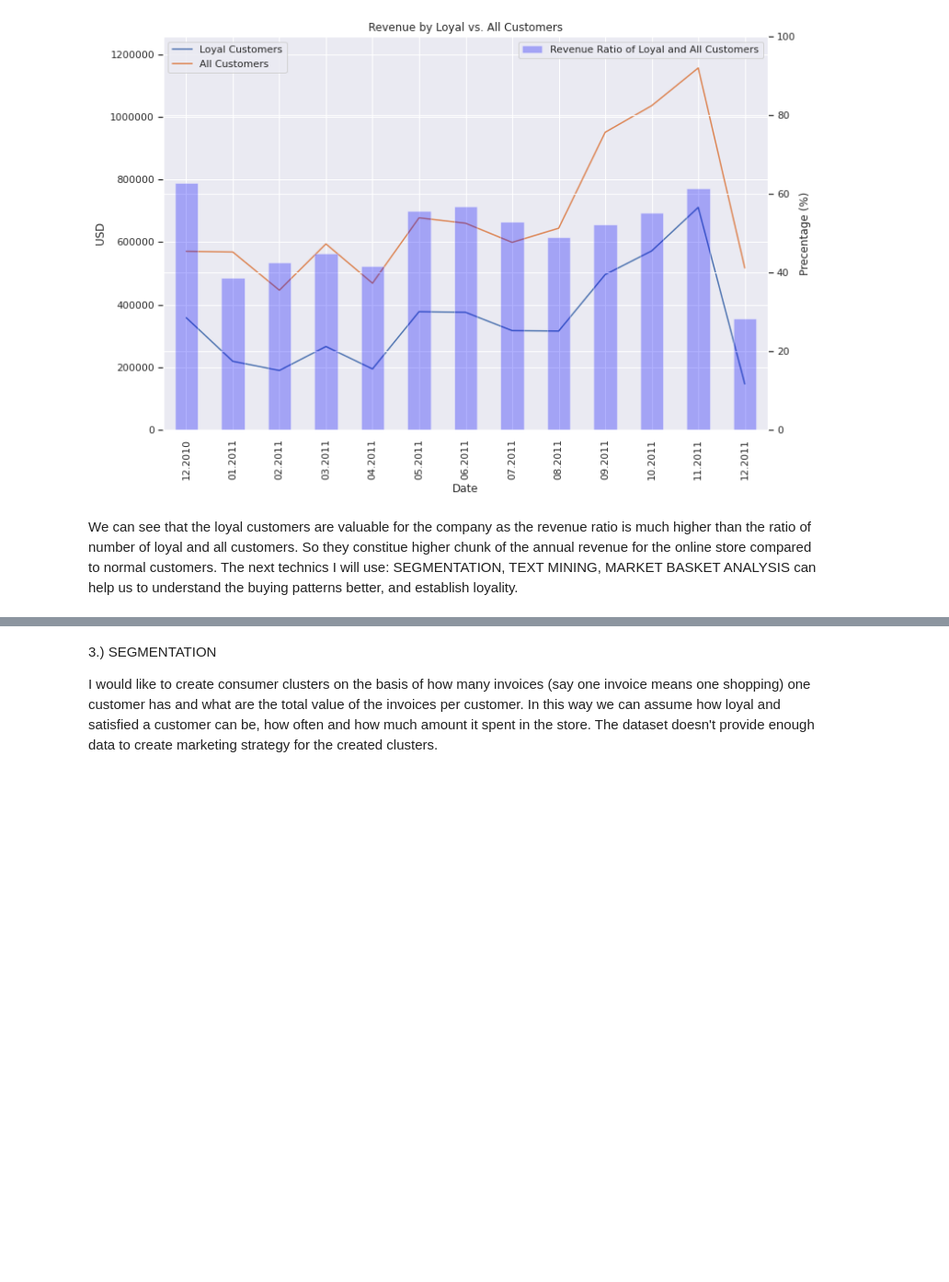
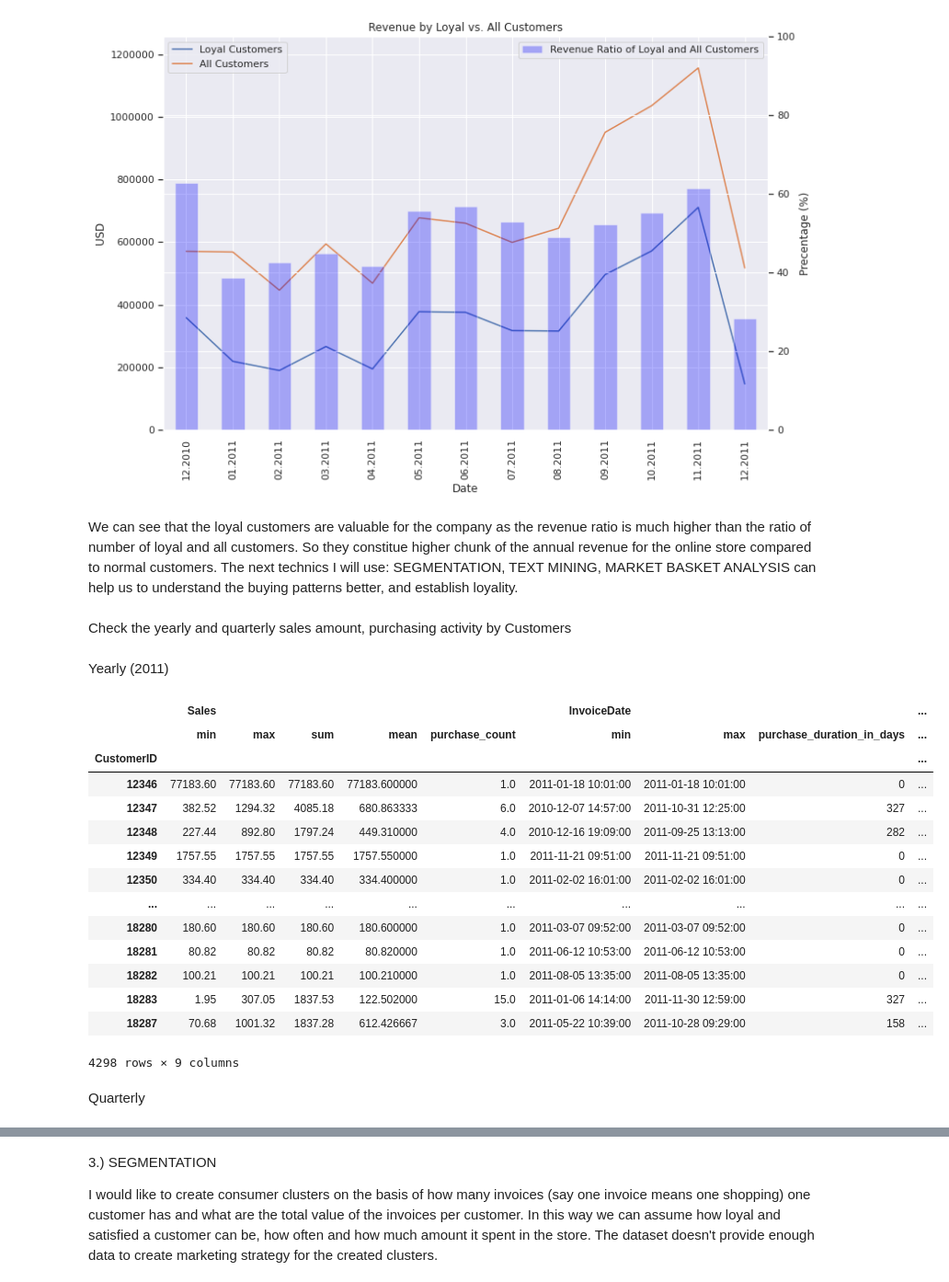
Before and after one commit to vbanai/ML-Technics-in-Retail, a Jupyter notebook: Comprehensive_ecommerce_analysis.ipynb, the cells around one changed output, grey strips where cells are left out. Shown at 92% size. Cells and saved outputs as stored; diff of their text form; code cells hidden in the pictures; blank space fills up the shorter version.

```diff
--- a/Comprehensive_ecommerce_analysis.ipynb
+++ b/Comprehensive_ecommerce_analysis.ipynb
@@ -674,3 +674,50 @@ plt.xticks(range(len(Returning_Customers_Rev3.index)), [x.strftime('%m.%Y') for
 [figure]
 # %% [markdown]
 We can see that the loyal customers are valuable for the company as the revenue ratio is much higher than the ratio of number of loyal and all customers. So they constitue higher chunk of the annual revenue for the online store compared to normal customers. The next technics I will use: SEGMENTATION, TEXT MINING, MARKET BASKET ANALYSIS can help us to understand the buying patterns better, and establish loyality.
+# %% [markdown]
+Check the yearly and quarterly sales amount, purchasing activity by Customers
+# %%
+df_initial_sum=df_initial.loc[df_initial.Quantity>0]
+df_initial_sum=df_initial_sum.loc[df_initial_sum.InvoiceDate<'2011-12-01']
+df_initial_sum['Sales']=df_initial_sum['Quantity']*df_initial_sum['UnitPrice']
+
+
+orders_df=df_initial_sum.groupby(['CustomerID', 'InvoiceNo']).agg({'Sales': sum, 'InvoiceDate': max})
+
+def mean(x):
+	return x.mean()
+
+def purchase_count(x):
+	return x.count()
+
+def purchase_duration_in_days(x):
+	return (x.max()-x.min()).days
+
+def pruchase_frequency_in_days(x):
+	return(x.max()-x.min()).days/x.count()
+
+summary_df=orders_df.reset_index().groupby("CustomerID").agg({
+	'Sales':[min, max, sum, mean, purchase_count],
+	'InvoiceDate': [min, max, purchase_duration_in_days, pruchase_frequency_in_days]})
+# %% [markdown]
+Yearly (2011)
+# %%
+summary_df
+# %% [output]
+|  | Sales |  |  |  |  | InvoiceDate |  |  | ... |
+|  | min | max | sum | mean | purchase_count | min | max | purchase_duration_in_days | ... |
+| CustomerID |  |  |  |  |  |  |  |  | ... |
+| 12346 | 77183.60 | 77183.60 | 77183.60 | 77183.600000 | 1.0 | 2011-01-18 10:01:00 | 2011-01-18 10:01:00 | 0 | ... |
+| 12347 | 382.52 | 1294.32 | 4085.18 | 680.863333 | 6.0 | 2010-12-07 14:57:00 | 2011-10-31 12:25:00 | 327 | ... |
+| 12348 | 227.44 | 892.80 | 1797.24 | 449.310000 | 4.0 | 2010-12-16 19:09:00 | 2011-09-25 13:13:00 | 282 | ... |
+| 12349 | 1757.55 | 1757.55 | 1757.55 | 1757.550000 | 1.0 | 2011-11-21 09:51:00 | 2011-11-21 09:51:00 | 0 | ... |
+| 12350 | 334.40 | 334.40 | 334.40 | 334.400000 | 1.0 | 2011-02-02 16:01:00 | 2011-02-02 16:01:00 | 0 | ... |
+| ... | ... | ... | ... | ... | ... | ... | ... | ... | ... |
+| 18280 | 180.60 | 180.60 | 180.60 | 180.600000 | 1.0 | 2011-03-07 09:52:00 | 2011-03-07 09:52:00 | 0 | ... |
+| 18281 | 80.82 | 80.82 | 80.82 | 80.820000 | 1.0 | 2011-06-12 10:53:00 | 2011-06-12 10:53:00 | 0 | ... |
+| 18282 | 100.21 | 100.21 | 100.21 | 100.210000 | 1.0 | 2011-08-05 13:35:00 | 2011-08-05 13:35:00 | 0 | ... |
+| 18283 | 1.95 | 307.05 | 1837.53 | 122.502000 | 15.0 | 2011-01-06 14:14:00 | 2011-11-30 12:59:00 | 327 | ... |
+| 18287 | 70.68 | 1001.32 | 1837.28 | 612.426667 | 3.0 | 2011-05-22 10:39:00 | 2011-10-28 09:29:00 | 158 | ... |
+4298 rows × 9 columns
+# %% [markdown]
+Quarterly
```
Also changed, not shown: parts of 9 cells of this notebook.
